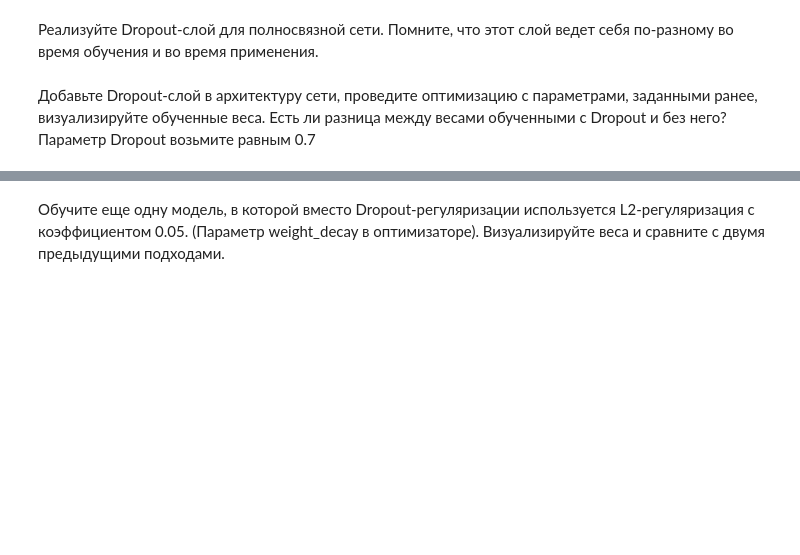
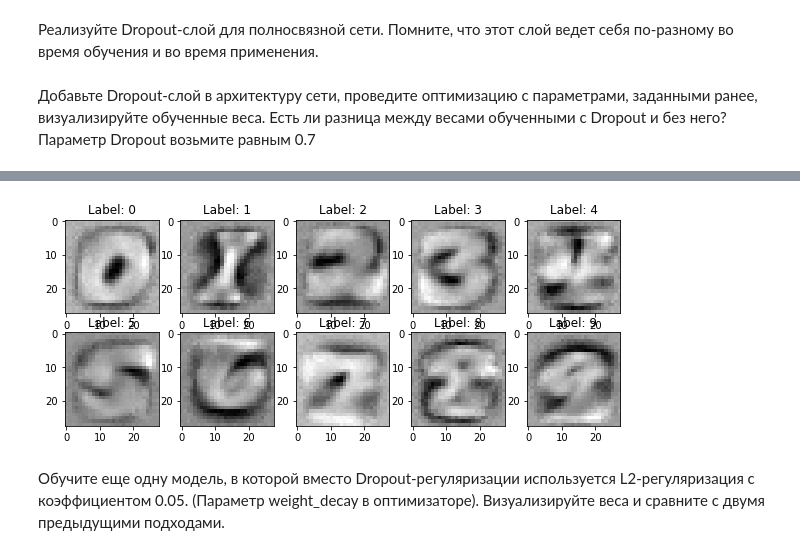
Before and after one commit to Mikhail-off/DL-2019, a Jupyter notebook: Seminars/04/DL19-fall-seminar4.ipynb, the cells around one changed output, grey strips where cells are left out. Cells and saved outputs as stored; diff of their text form; code cells hidden in the pictures; blank space fills up the shorter version.

```diff
--- a/Seminars/04/DL19-fall-seminar4.ipynb
+++ b/Seminars/04/DL19-fall-seminar4.ipynb
@@ -168,10 +219,12 @@ train(modelDp, opt, 10)
 # %%
-weights = #<your code>
+weights = list(modelDp.modules())[3].weight.detach()
 plt.figure(figsize=[10, 10])
 for i in range(10):
     plt.subplot(5, 5, i + 1)
     plt.title("Label: %i" % i)
     plt.imshow(weights[i].reshape([28, 28]), cmap='gray');
+# %% [output]
+[figure, added]
 # %% [markdown]
 Обучите еще одну модель, в которой вместо Dropout-регуляризации используется L2-регуляризация с коэффициентом 0.05. (Параметр weight_decay в оптимизаторе). Визуализируйте веса и сравните с двумя предыдущими подходами.
 # %%
```
Also changed, not shown: parts of 13 cells of this notebook.
